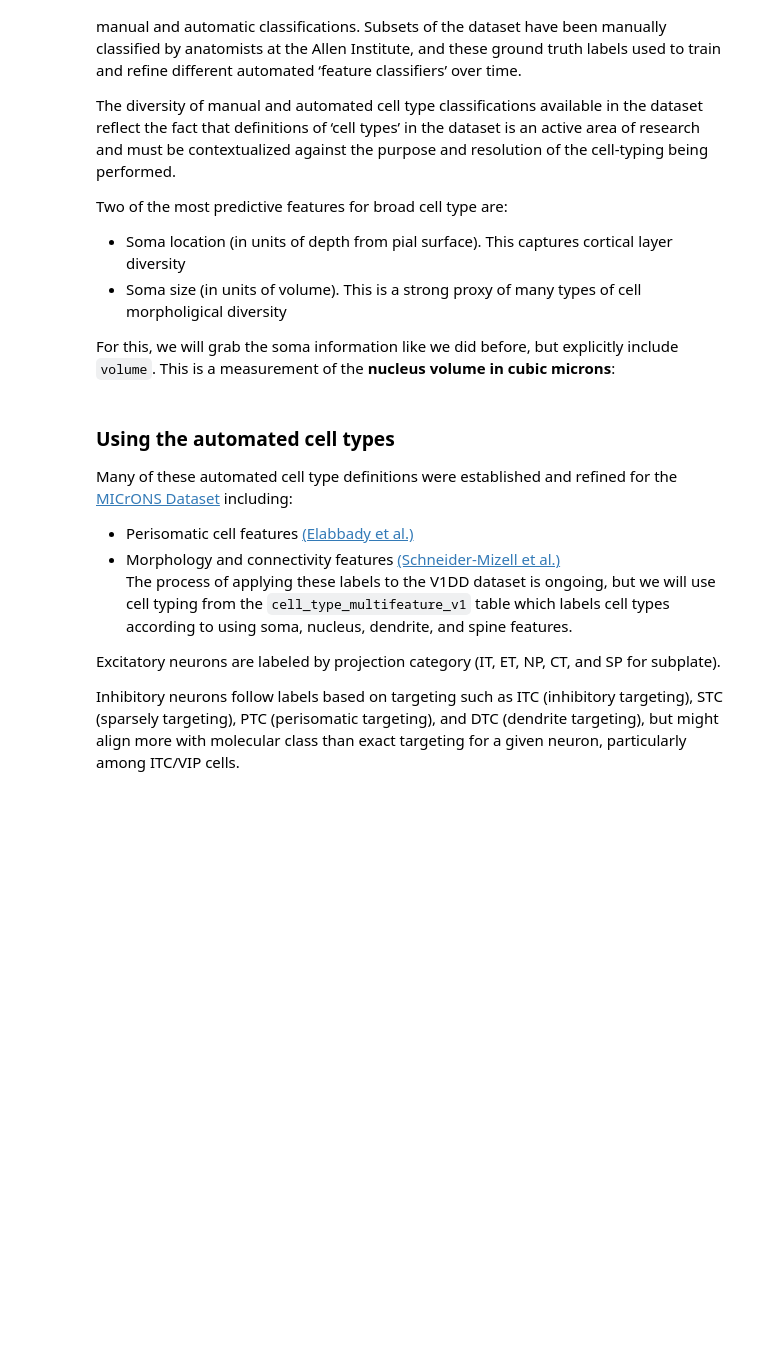
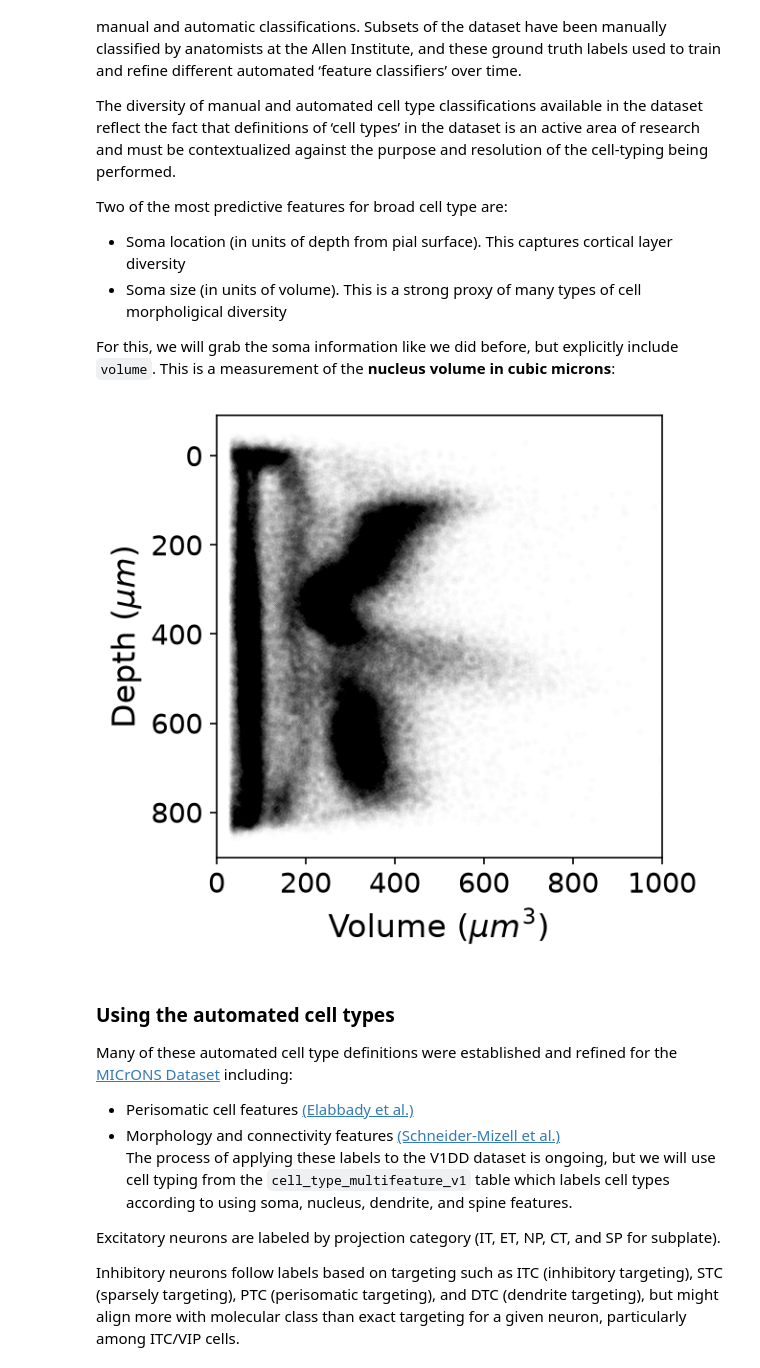
Before and after one commit to AllenSWDB/SWDB_2026_Connectomics, a Jupyter notebook: code/workshops/Module_1.ipynb, the cells around one changed output. Cells and saved outputs as stored; diff of their text form; code cells hidden in the pictures; blank space fills up the shorter version.

```diff
--- a/code/workshops/Module_1.ipynb
+++ b/code/workshops/Module_1.ipynb
@@ -249,5 +256,6 @@ cell_um = cell.transform(tform.apply)
 for df in (pre_syn_df, post_syn_df):
     df["syn_x_um"] = tform.apply_dataframe("ctr_pt_position", df, projection="x")
     df["syn_y_um"] = tform.apply_dataframe("ctr_pt_position", df, projection="y")
+    df["syn_z_um"] = tform.apply_dataframe("ctr_pt_position", df, projection="z")
 
 post_syn_df[["ctr_pt_position_x", "ctr_pt_position_y", "syn_x_um", "syn_y_um"]].head(3)
@@ -660,7 +779,7 @@ For this, we will grab the soma information like we did before, but explicitly i
 # %%
 # CAVEquery the nucleus lookup table
 soma_df= client.materialize.views.nucleus_alternative_lookup().query(
-    select_columns = ['id','pt_root_id','volume'],
+    select_columns = ['id','pt_root_id','pt_position','volume'],
     desired_resolution = [1,1,1],
 ).rename(columns={"volume": "nucleus_volume"})
 
@@ -675,25 +794,27 @@ soma_df["depth_um"] = tform.apply_dataframe("pt_position", soma_df, projection="
 # %%
 # Figure 5: Spatial Organization of Cell Nuclei in the tissue
 
 # Plot cell volume by depth
-fig, ax = plt.subplots(figsize=(6, 6), dpi=150)
+fig, ax = plt.subplots(figsize=(4, 4), dpi=150)
 ax.tick_params(labelsize=14)
 sns.scatterplot(
     data=soma_df,
     x="nucleus_volume",
     y="depth_um",
     s=8,          # marker size. `size=` would ask seaborn for a size *variable*
     edgecolor=None,
     alpha=0.01,
     color="k",
     ax=ax,
     legend=False,
 )
 ax.invert_yaxis()
 ax.set_xlabel(r"Volume ($\mu m^3$)", fontsize=16)
 ax.set_ylabel(r"Depth ($\mu m$)", fontsize=16)
 ax.set_xlim(0, 1000)
 plt.show()
+# %% [output]
+[figure, added]
 # %% [markdown]
 ### Using the automated cell types
 
```
Also changed, not shown: parts of 36 cells of this notebook.
